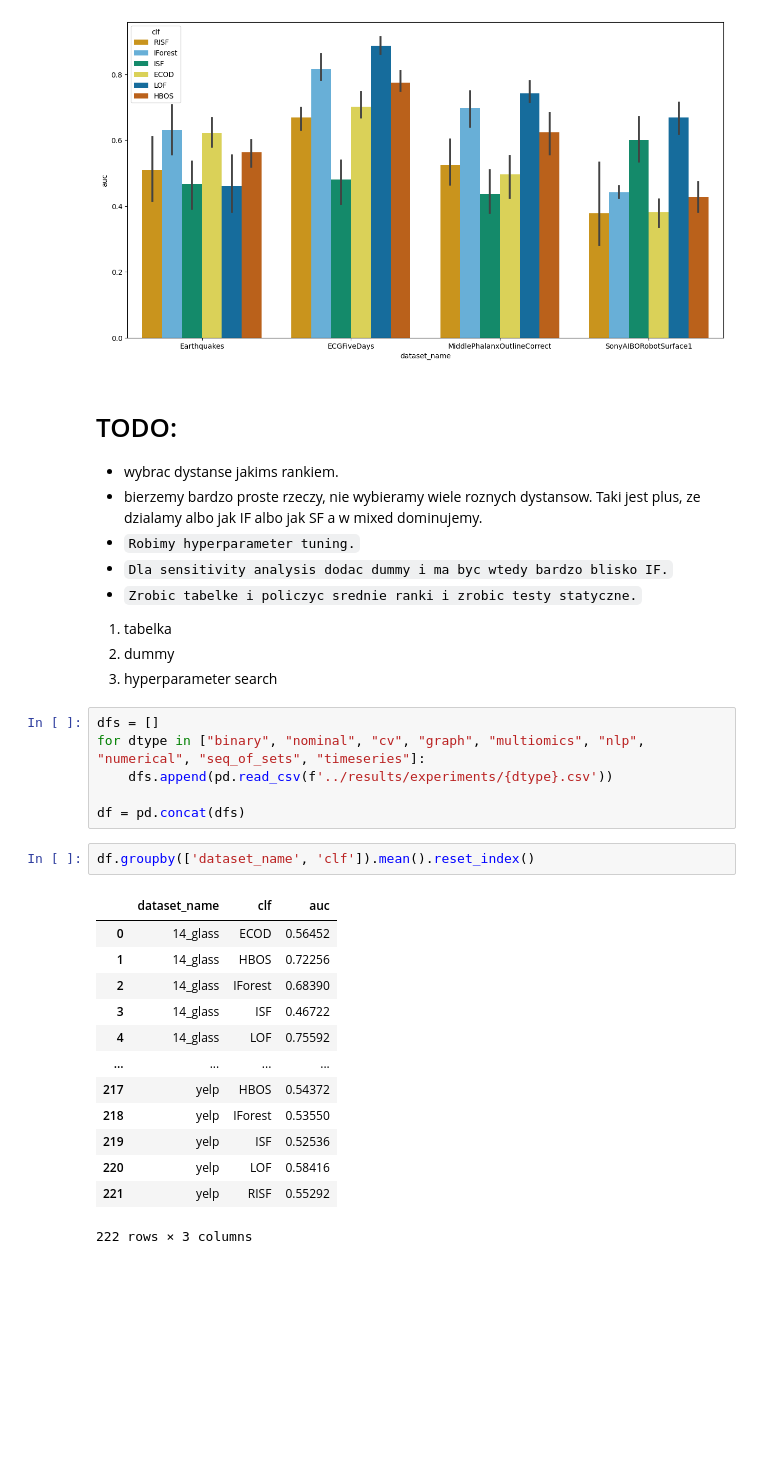
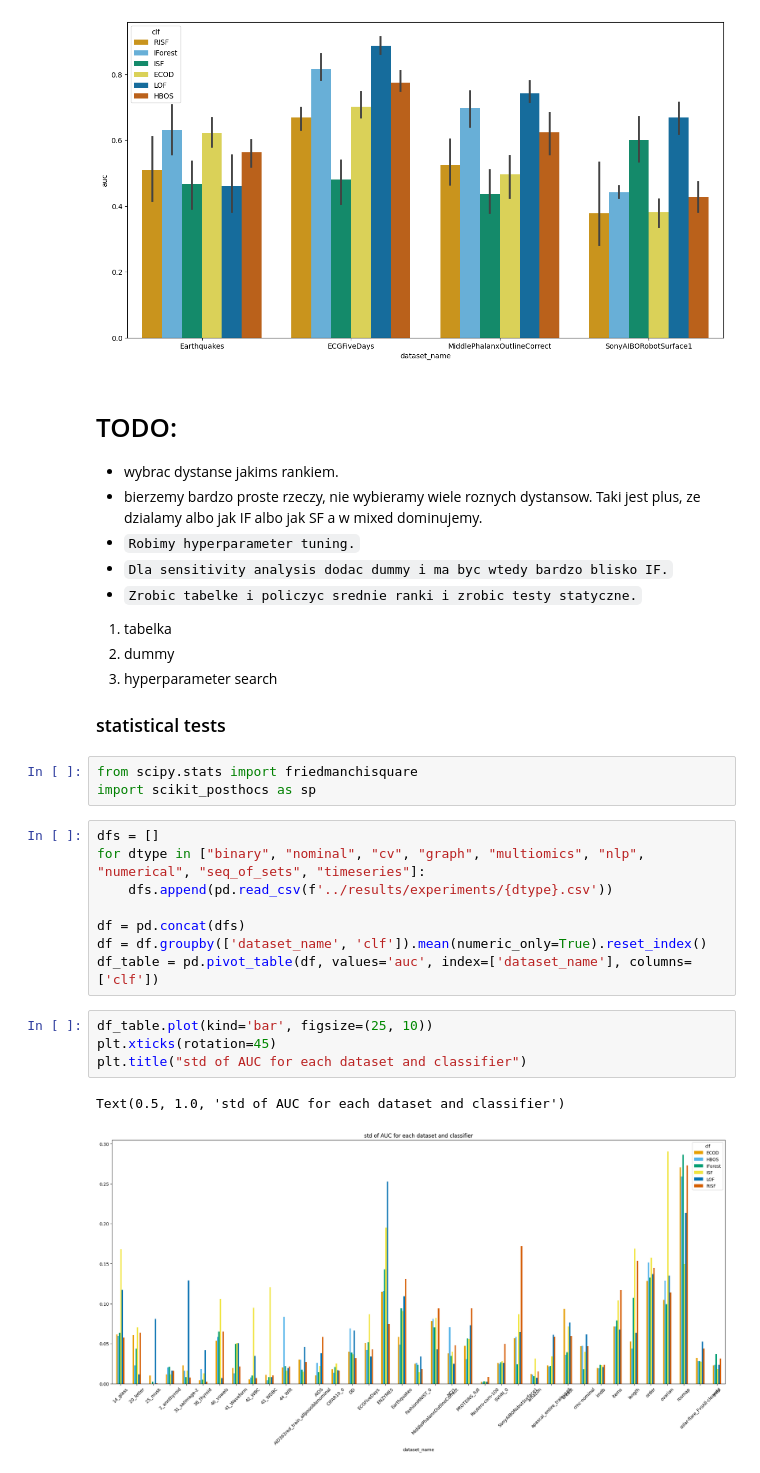
Before and after one commit to SebChw/RSIF, a Jupyter notebook: notebooks/visualizations.ipynb, the cells around one changed output. Drawn from its saved outputs; the diff is of its cells as text; blank space fills up the shorter version.

```diff
--- a/notebooks/visualizations.ipynb
+++ b/notebooks/visualizations.ipynb
@@ -130,25 +175,23 @@ for dtype in ["binary", "nominal", "cv", "graph", "multiomics", "nlp", "numerica
 1. tabelka
 2. dummy
 3. hyperparameter search
+
+### statistical tests
+# %%
+from scipy.stats import friedmanchisquare
+import scikit_posthocs as sp
 # %%
 dfs = []
 for dtype in ["binary", "nominal", "cv", "graph", "multiomics", "nlp", "numerical", "seq_of_sets", "timeseries"]:
     dfs.append(pd.read_csv(f'../results/experiments/{dtype}.csv'))
 
 df = pd.concat(dfs)
+df = df.groupby(['dataset_name', 'clf']).mean(numeric_only=True).reset_index()
+df_table = pd.pivot_table(df, values='auc', index=['dataset_name'], columns=['clf'])
-# %%
-df.groupby(['dataset_name', 'clf']).mean().reset_index()
-# %% [output]
-|  | dataset_name | clf | auc |
-| 0 | 14_glass | ECOD | 0.56452 |
-| 1 | 14_glass | HBOS | 0.72256 |
-| 2 | 14_glass | IForest | 0.68390 |
-| 3 | 14_glass | ISF | 0.46722 |
-| 4 | 14_glass | LOF | 0.75592 |
-| ... | ... | ... | ... |
-| 217 | yelp | HBOS | 0.54372 |
-| 218 | yelp | IForest | 0.53550 |
-| 219 | yelp | ISF | 0.52536 |
-| 220 | yelp | LOF | 0.58416 |
-| 221 | yelp | RISF | 0.55292 |
-222 rows × 3 columns
+# %%
+df_table.plot(kind='bar', figsize=(25, 10))
+plt.xticks(rotation=45)
+plt.title("std of AUC for each dataset and classifier")
+# %% [output]
+Text(0.5, 1.0, 'std of AUC for each dataset and classifier')
+[figure, added]
```
Also changed, not shown: parts of 16 cells of this notebook, 10 other files.
